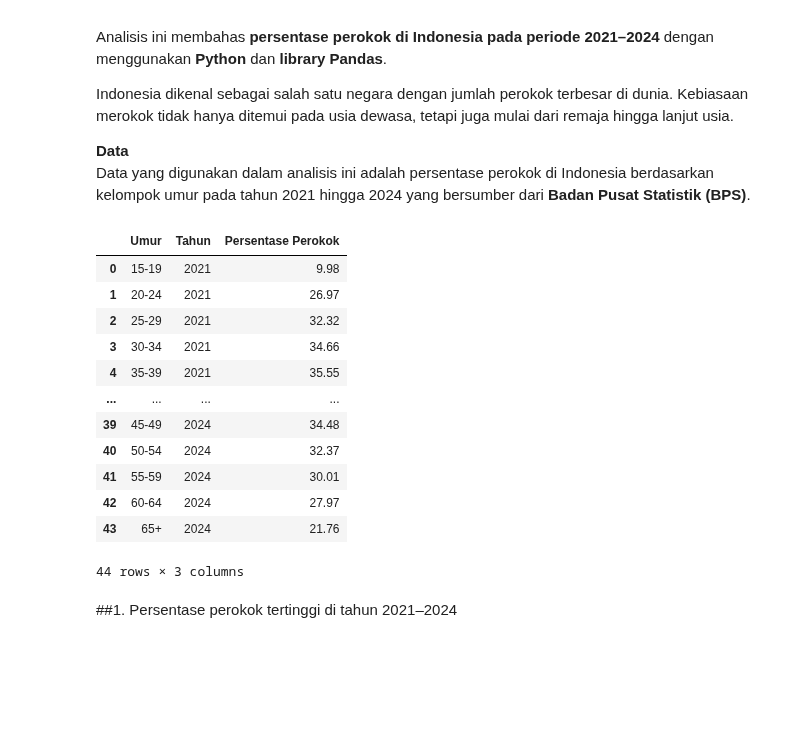
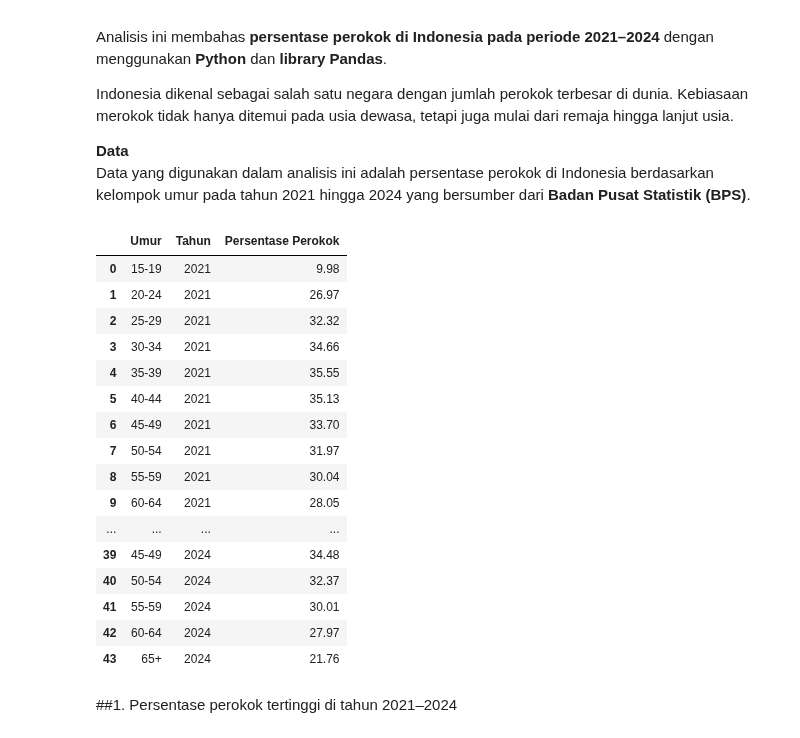
Before and after one commit to IdhamAbidinKaisilay/BelajarDataAnalyst, a Jupyter notebook: Latihan+Analisis+Data+_+Data+Persentase+Perokok+Indonesia.ipynb, the cells around one changed output. Saved outputs shown, nothing was run; the diff lists cells and outputs as text; code cells hidden in the pictures; blank space fills up the shorter version.

```diff
--- a/Latihan+Analisis+Data+_+Data+Persentase+Perokok+Indonesia.ipynb
+++ b/Latihan+Analisis+Data+_+Data+Persentase+Perokok+Indonesia.ipynb
@@ -18,22 +18,26 @@ Indonesia dikenal sebagai salah satu negara dengan jumlah perokok terbesar di du
 **Data**
 Data yang digunakan dalam analisis ini adalah persentase perokok di Indonesia berdasarkan kelompok umur pada tahun 2021 hingga 2024 yang bersumber dari **Badan Pusat Statistik (BPS)**.
 # %%
-pd.options.display.max_rows = 10
+# pd.options.display.max_rows = 10
 df
 # %% [output]
 |  | Umur | Tahun | Persentase Perokok |
 | 0 | 15-19 | 2021 | 9.98 |
 | 1 | 20-24 | 2021 | 26.97 |
 | 2 | 25-29 | 2021 | 32.32 |
 | 3 | 30-34 | 2021 | 34.66 |
 | 4 | 35-39 | 2021 | 35.55 |
+| 5 | 40-44 | 2021 | 35.13 |
+| 6 | 45-49 | 2021 | 33.70 |
+| 7 | 50-54 | 2021 | 31.97 |
+| 8 | 55-59 | 2021 | 30.04 |
+| 9 | 60-64 | 2021 | 28.05 |
 | ... | ... | ... | ... |
 | 39 | 45-49 | 2024 | 34.48 |
 | 40 | 50-54 | 2024 | 32.37 |
 | 41 | 55-59 | 2024 | 30.01 |
 | 42 | 60-64 | 2024 | 27.97 |
 | 43 | 65+ | 2024 | 21.76 |
-44 rows × 3 columns
 # %% [markdown]
 ##1. Persentase perokok tertinggi di tahun 2021–2024
 # %%
```
